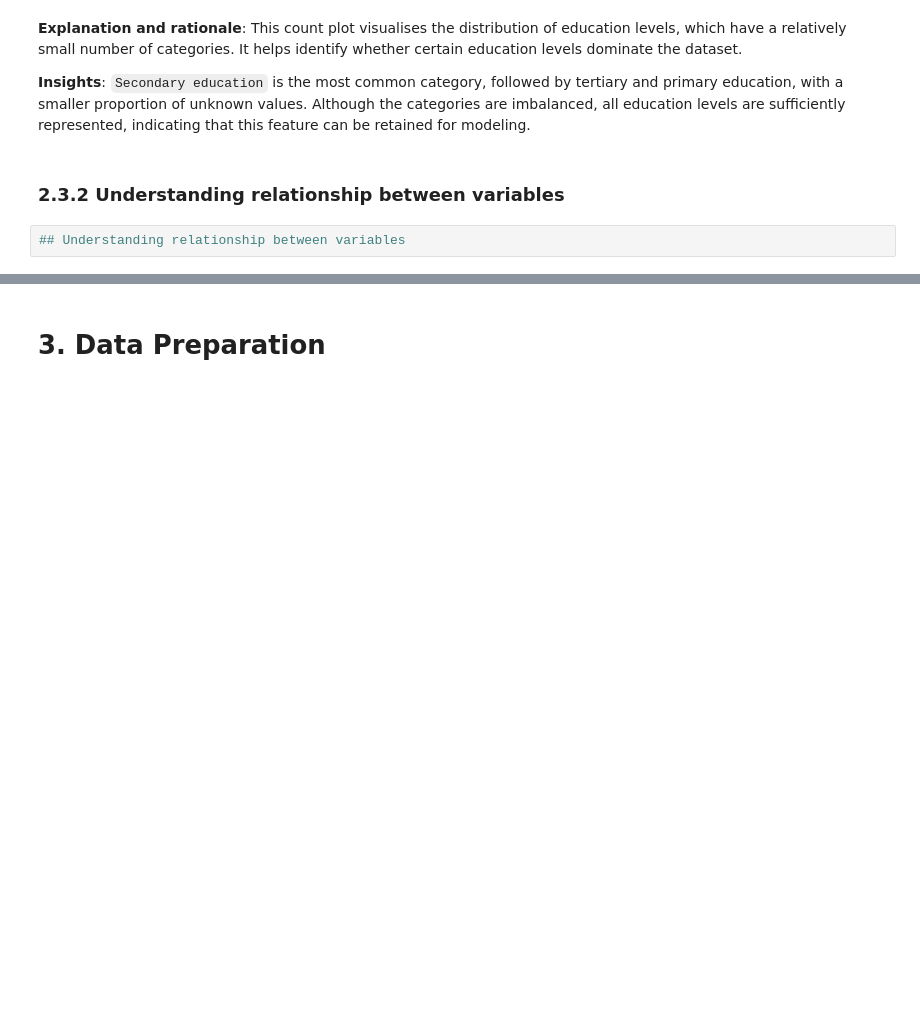
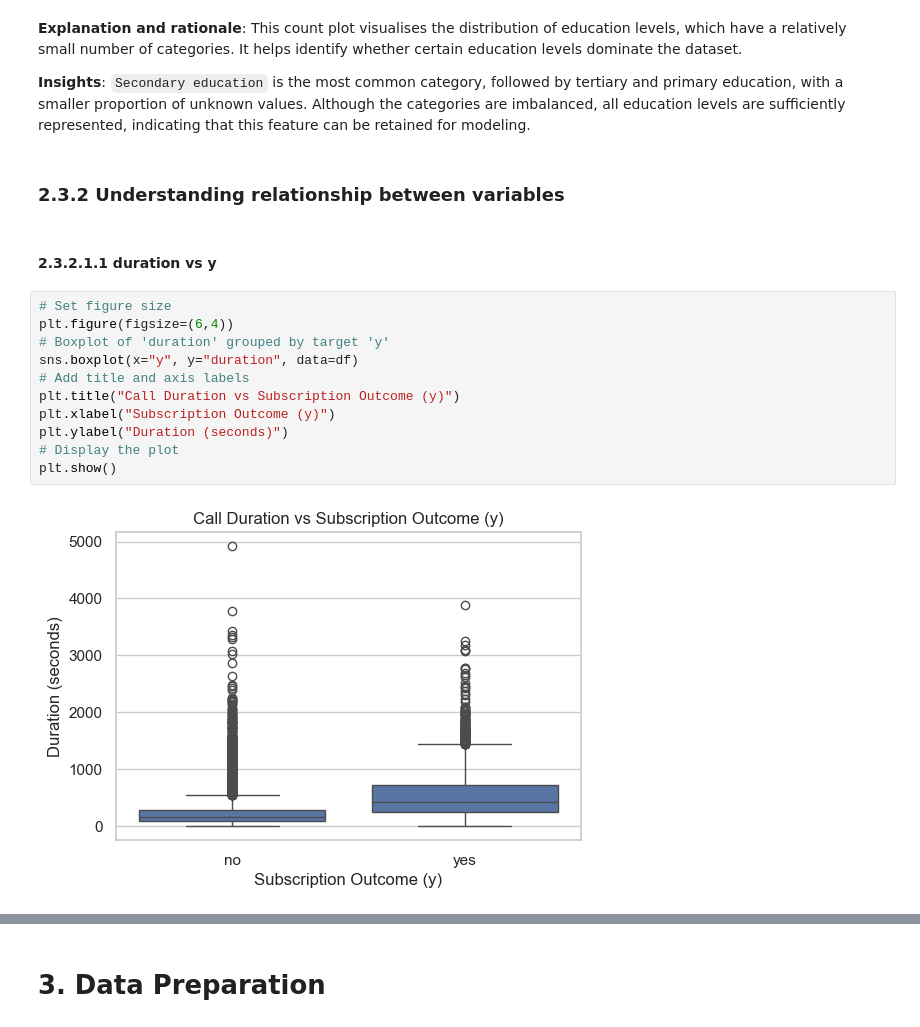
Before and after one commit to 2401496A/bank-marketing-data-analysis-project, a Jupyter notebook: MLDP Program Codes Submission Template (1).ipynb, the cells around one changed output, grey strips where cells are left out. Cells and saved outputs as stored; diff of their text form; blank space fills up the shorter version.

Commit message:
Added boxplot for numeric feature 'duration' vs target 'y' for 2.3.2.1.1

```diff
--- a/MLDP Program Codes Submission Template (1).ipynb
+++ b/MLDP Program Codes Submission Template (1).ipynb
@@ -338,5 +338,18 @@ plt.show()
 **Insights**: `Secondary education` is the most common category, followed by tertiary and primary education, with a smaller proportion of unknown values. Although the categories are imbalanced, all education levels are sufficiently represented, indicating that this feature can be retained for modeling.
 # %% [markdown]
 ### 2.3.2 Understanding relationship between variables
+# %% [markdown]
+#### 2.3.2.1.1 duration vs y
 # %%
-## Understanding relationship between variables
+# Set figure size
+plt.figure(figsize=(6,4))
+# Boxplot of 'duration' grouped by target 'y'
+sns.boxplot(x="y", y="duration", data=df)
+# Add title and axis labels
+plt.title("Call Duration vs Subscription Outcome (y)")
+plt.xlabel("Subscription Outcome (y)")
+plt.ylabel("Duration (seconds)")
+# Display the plot
+plt.show()
+# %% [output]
+[figure, added]
```
Also changed, not shown: parts of 1 cell of this notebook.
